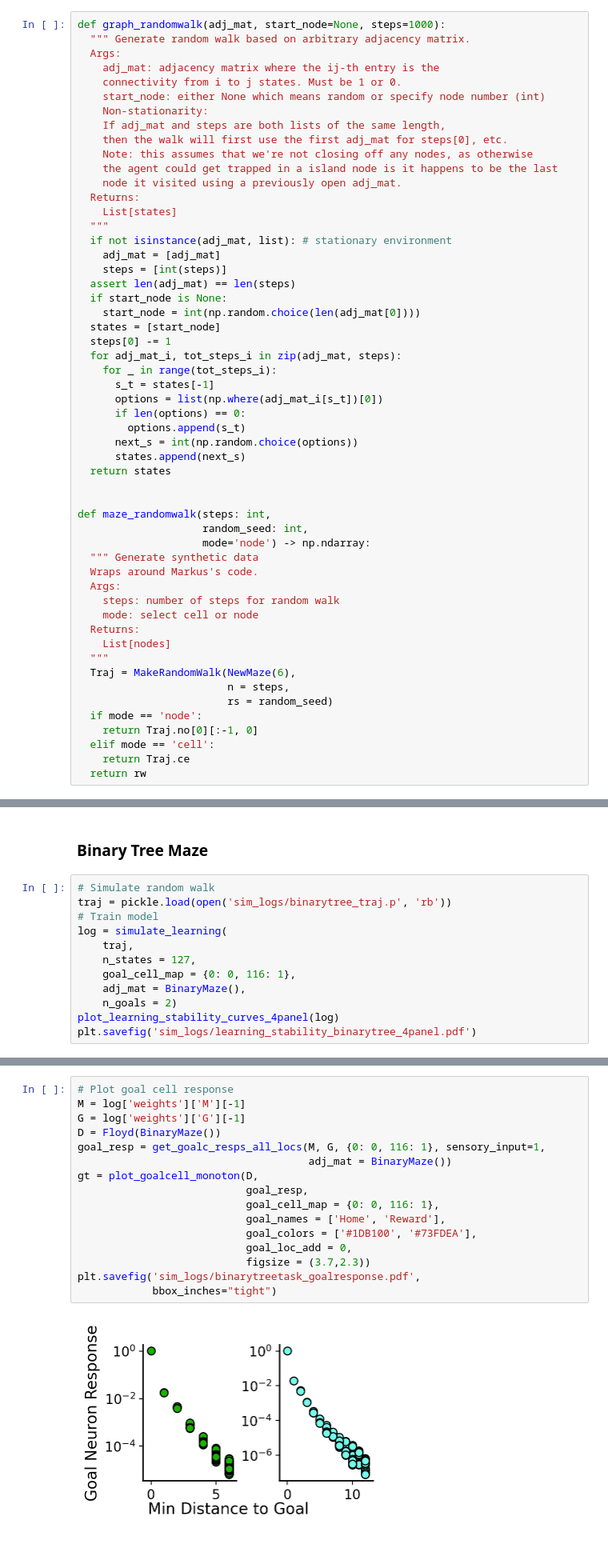
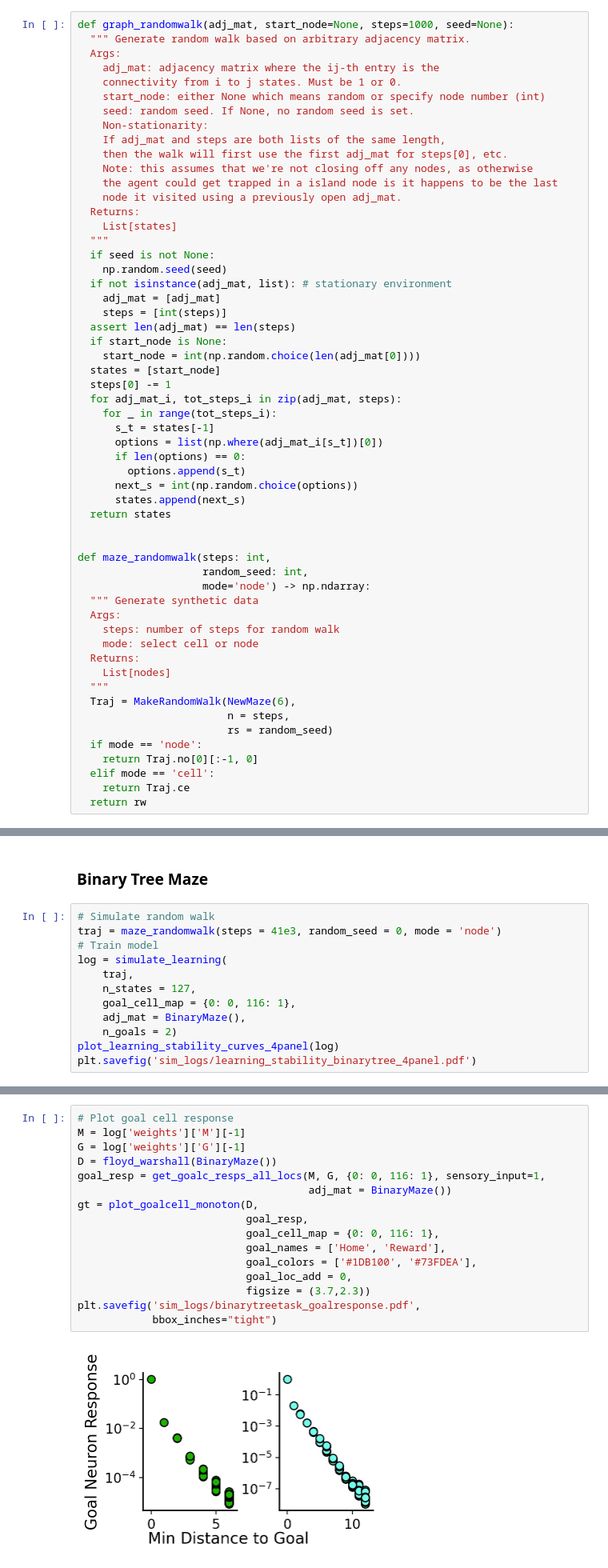
Before and after one commit to tonyzhang25/Zhang-2021-Endotaxis, a Jupyter notebook: simulation_and_figures.ipynb, the cells around one changed output, grey strips where cells are left out. Shown at 80% size. Drawn from its saved outputs; the diff is of its cells as text; blank space fills up the shorter version.

Commit message:
Updated with random seed

```diff
--- a/simulation_and_figures.ipynb
+++ b/simulation_and_figures.ipynb
@@ -1159,12 +1110,13 @@ def create_hanoi_graph(n):
 # %% [markdown]
 ## Random Walk Simulator
 # %%
-def graph_randomwalk(adj_mat, start_node=None, steps=1000):
+def graph_randomwalk(adj_mat, start_node=None, steps=1000, seed=None):
   """ Generate random walk based on arbitrary adjacency matrix.
   Args:
     adj_mat: adjacency matrix where the ij-th entry is the
     connectivity from i to j states. Must be 1 or 0.
     start_node: either None which means random or specify node number (int)
+    seed: random seed. If None, no random seed is set.
     Non-stationarity:
     If adj_mat and steps are both lists of the same length,
     then the walk will first use the first adj_mat for steps[0], etc.
@@ -1174,6 +1126,8 @@ def graph_randomwalk(adj_mat, start_node=None, steps=1000):
   Returns:
     List[states]
   """
+  if seed is not None:
+    np.random.seed(seed)
   if not isinstance(adj_mat, list): # stationary environment
     adj_mat = [adj_mat]
     steps = [int(steps)]
@@ -1197,7 +1151,6 @@ def maze_randomwalk(steps: int,
                     random_seed: int,
                     mode='node') -> np.ndarray:
   """ Generate synthetic data
-  Wraps around Markus's code.
   Args:
     steps: number of steps for random walk
     mode: select cell or node
@@ -1797,7 +1765,7 @@ plt.savefig('sim_logs/gridworld_goalresponse.pdf',
 ### Binary Tree Maze
 # %%
 # Simulate random walk
-traj = pickle.load(open('sim_logs/binarytree_traj.p', 'rb'))
+traj = maze_randomwalk(steps = 41e3, random_seed = 0, mode = 'node')
 # Train model
 log = simulate_learning(
     traj,
@@ -1827,21 +1795,21 @@ from []
 # %%
 # Plot goal cell response
 M = log['weights']['M'][-1]
 G = log['weights']['G'][-1]
-D = Floyd(BinaryMaze())
+D = floyd_warshall(BinaryMaze())
 goal_resp = get_goalc_resps_all_locs(M, G, {0: 0, 116: 1}, sensory_input=1,
                                      adj_mat = BinaryMaze())
 gt = plot_goalcell_monoton(D,
                            goal_resp,
                            goal_cell_map = {0: 0, 116: 1},
                            goal_names = ['Home', 'Reward'],
                            goal_colors = ['#1DB100', '#73FDEA'],
                            goal_loc_add = 0,
                            figsize = (3.7,2.3))
 plt.savefig('sim_logs/binarytreetask_goalresponse.pdf',
             bbox_inches="tight")
 # %% [output]
-[figure, old version]
+[figure, new version]
 # %% [markdown]
 ### Tower of Hanoi
 # %%
```
Also changed, not shown: parts of 41 cells of this notebook.
